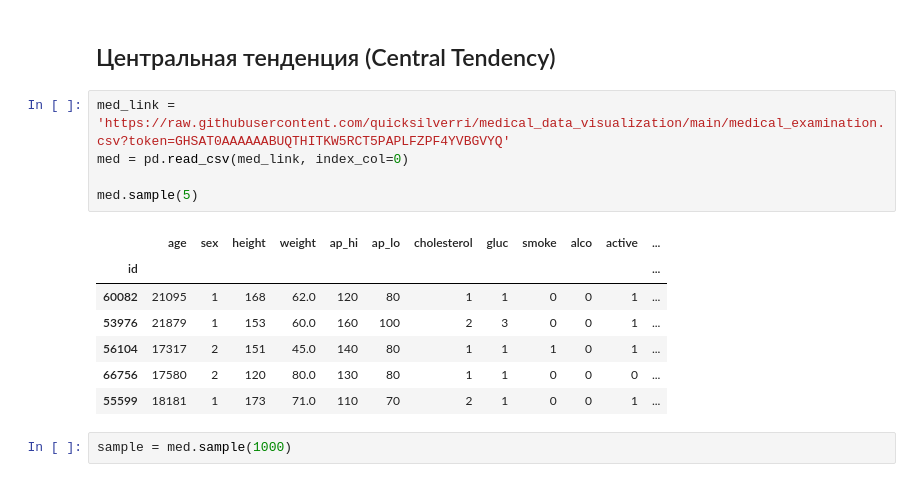
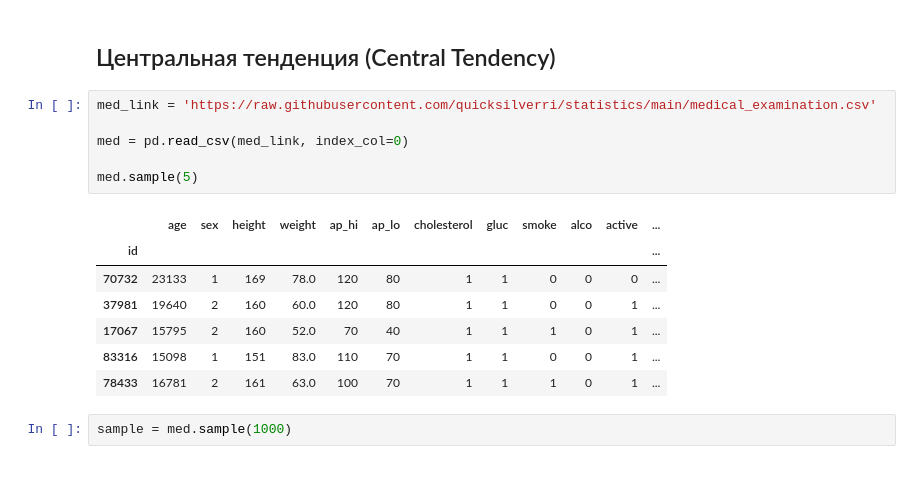
Before and after one commit to quicksilverri/statistics, a Jupyter notebook: statistics.ipynb, the cells around one changed output. Drawn from its saved outputs; the diff is of its cells as text.

```diff
--- a/statistics.ipynb
+++ b/statistics.ipynb
@@ -58,18 +59,19 @@ place in a race - ordinal
 # %% [markdown]
 ## Центральная тенденция (Central Tendency)
 # %%
-med_link = 'https://raw.githubusercontent.com/quicksilverri/medical_data_visualization/main/medical_examination.csv?token=GHSAT0AAAAAABUQTHITKW5RCT5PAPLFZPF4YVBGVYQ'
+med_link = 'https://raw.githubusercontent.com/quicksilverri/statistics/main/medical_examination.csv'
+
 med = pd.read_csv(med_link, index_col=0)
 
 med.sample(5)
 # %% [output]
 |  | age | sex | height | weight | ap_hi | ap_lo | cholesterol | gluc | smoke | alco | active | ... |
 | id |  |  |  |  |  |  |  |  |  |  |  | ... |
-| 60082 | 21095 | 1 | 168 | 62.0 | 120 | 80 | 1 | 1 | 0 | 0 | 1 | ... |
-| 53976 | 21879 | 1 | 153 | 60.0 | 160 | 100 | 2 | 3 | 0 | 0 | 1 | ... |
-| 56104 | 17317 | 2 | 151 | 45.0 | 140 | 80 | 1 | 1 | 1 | 0 | 1 | ... |
-| 66756 | 17580 | 2 | 120 | 80.0 | 130 | 80 | 1 | 1 | 0 | 0 | 0 | ... |
-| 55599 | 18181 | 1 | 173 | 71.0 | 110 | 70 | 2 | 1 | 0 | 0 | 1 | ... |
+| 70732 | 23133 | 1 | 169 | 78.0 | 120 | 80 | 1 | 1 | 0 | 0 | 0 | ... |
+| 37981 | 19640 | 2 | 160 | 60.0 | 120 | 80 | 1 | 1 | 0 | 0 | 1 | ... |
+| 17067 | 15795 | 2 | 160 | 52.0 | 70 | 40 | 1 | 1 | 1 | 0 | 1 | ... |
+| 83316 | 15098 | 1 | 151 | 83.0 | 110 | 70 | 1 | 1 | 0 | 0 | 1 | ... |
+| 78433 | 16781 | 2 | 161 | 63.0 | 100 | 70 | 1 | 1 | 1 | 0 | 1 | ... |
 # %%
 sample = med.sample(1000)
 # %%
```
Also changed, not shown: parts of 26 cells of this notebook.
